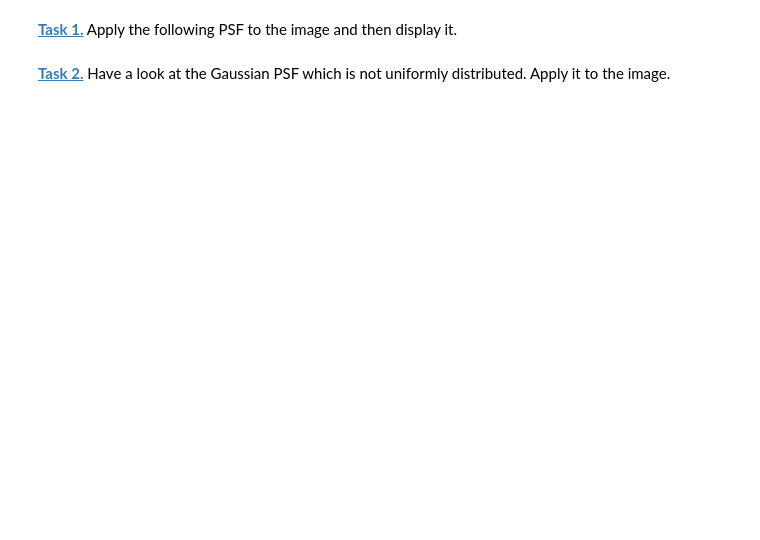
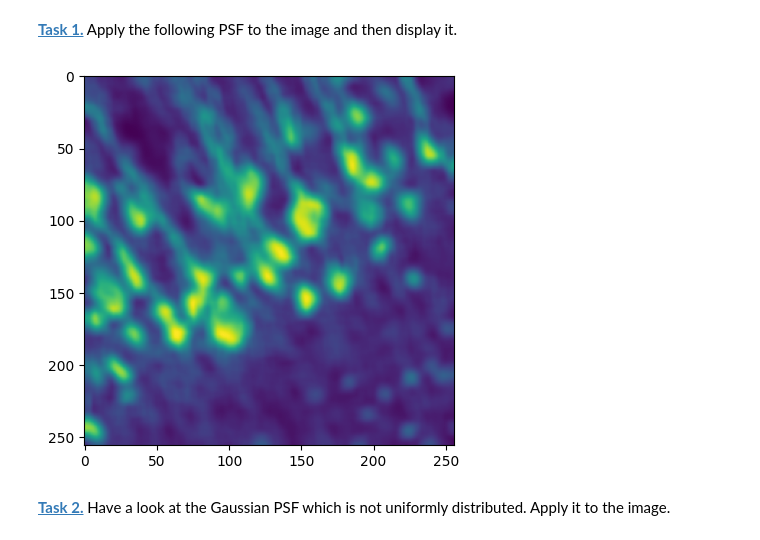
Before and after one commit to ronjahornschuh/mobi-fs5-python, a Jupyter notebook: deconvolution.ipynb, the cells around one changed output. Cells and saved outputs as stored; diff of their text form; code cells hidden in the pictures; blank space fills up the shorter version.

```diff
--- a/deconvolution.ipynb
+++ b/deconvolution.ipynb
@@ -19,6 +22,13 @@ plt.imshow(img, 'gray')
 # %%
 psf_size = 10
 psf = np.ones((psf_size, psf_size)) / psf_size ** 2
+
+conv_img = conv(img, psf, mode='same', boundary='symm')
+plt.figure()
+plt.imshow(conv_img)
+plt.show()
+# %% [output]
+[figure, added]
 # %% [markdown]
 **[Task 2.]()** Have a look at the Gaussian PSF which is not uniformly distributed. Apply it to the image.
 # %%
```
Also changed, not shown: parts of 2 cells of this notebook.
